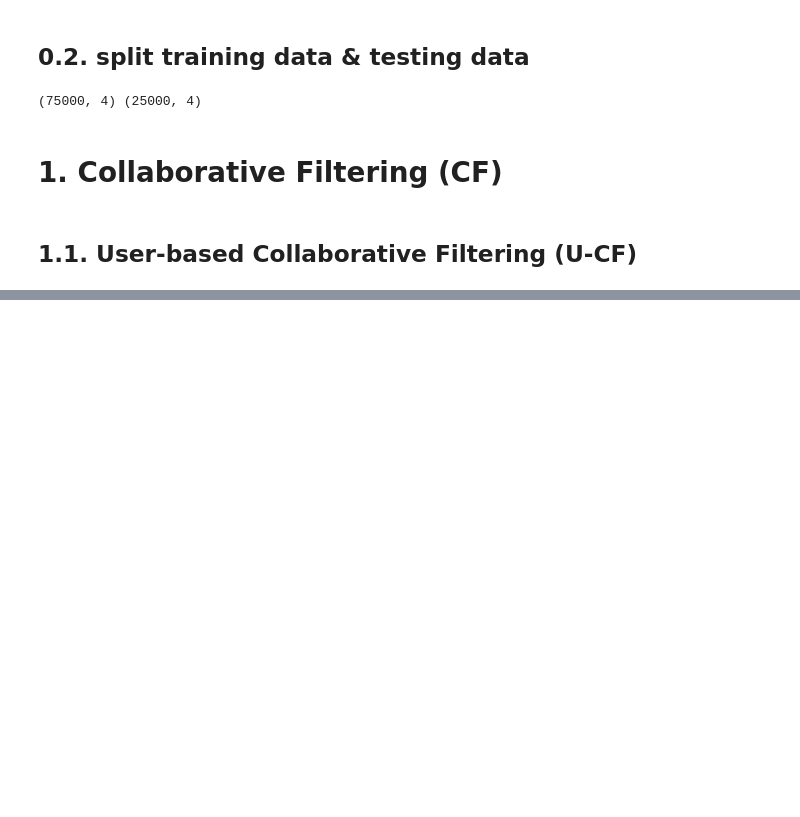
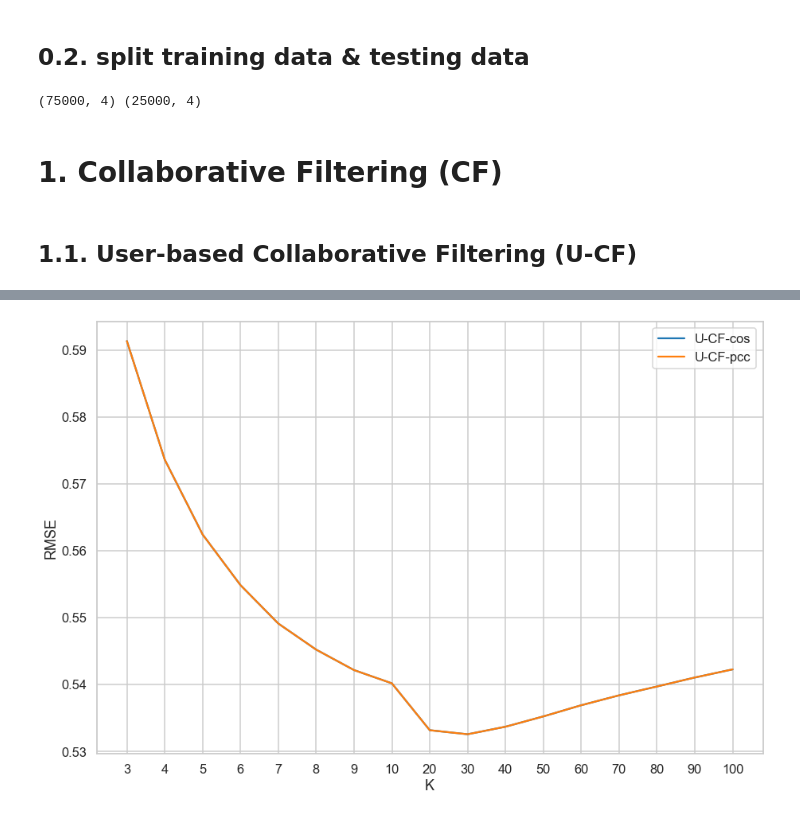
Before and after one commit to Baron1014/recommender_system, a Jupyter notebook: latent_factor.ipynb, the cells around one changed output, grey strips where cells are left out. Saved outputs shown, nothing was run; the diff lists cells and outputs as text; code cells hidden in the pictures; blank space fills up the shorter version.

```diff
--- a/latent_factor.ipynb
+++ b/latent_factor.ipynb
@@ -98,3 +151,3 @@ def predict(S, R):
 # %%
 # 取得user間的相似度名單
-s_dict = get_sim_dict(user)
+cos_dict, pcc_dict = get_sim_dict(user)
@@ -139,0 +180,22 @@ array([ 2.38905349, -0.35095965, -0.35095965, ..., -0.35095965,
+# %%
+# 與不同K個使用者相似程度比較
+K = [3,4,5,6,7,8,9,10,20,30,40,50, 60,70,80,90,100]
+ucf_pcc = list()
+
+# 針對不同相似使用者個數進行分析
+for k in K:
+    predict_matrix = np.zeros((len(user), len(movie)))
+    # 取出前K個相似度最大的電影名稱，並設置於N
+    for i in tqdm(pcc_dict.keys(), desc=f"predicting K = {k}"):
+        # Suv: 取出前K個最相似的使用者相似度 ex:K=3, output=[0.378, 0.353, 0.336]
+        Suv = heapq.nlargest(k,pcc_dict[i])
+        # top_sim_index: 取出前K個最相似的使用者相似度(index) ex:K=3, output=[915, 406, 214]
+        top_sim_index = list(map(pcc_dict[i].index, heapq.nlargest(k,pcc_dict[i])))
+        # 利用相似的使用者對使用者u的每一部電影做評分預測
+        for m in range(len(movie)):
+            # R: 相似使用者對電影 m 的調整後評分
+            R = [user_adjust[:,m][j] for j in top_sim_index]
+            # 預測使用者u對於第m部電影的評分
+            Rui = predict(Suv, R)
+            predict_matrix[i, m] = Rui
+    ucf_pcc.append(mse(user_adjust, predict_matrix, squared = False))
@@ -139,0 +223,8 @@ array([ 2.38905349, -0.35095965, -0.35095965, ..., -0.35095965,
+# %%
+# 將K轉成字串形式
+str_k = list(map(lambda x:str(x), K))
+# numpy to pandas
+df = pd.DataFrame({"K": str_k, "U-CF-cos":ucf_cos, "U-CF-pcc":ucf_pcc})
+plot_result(df)
+# %% [output]
+[figure, added]
```
Also changed, not shown: parts of 11 cells of this notebook.
